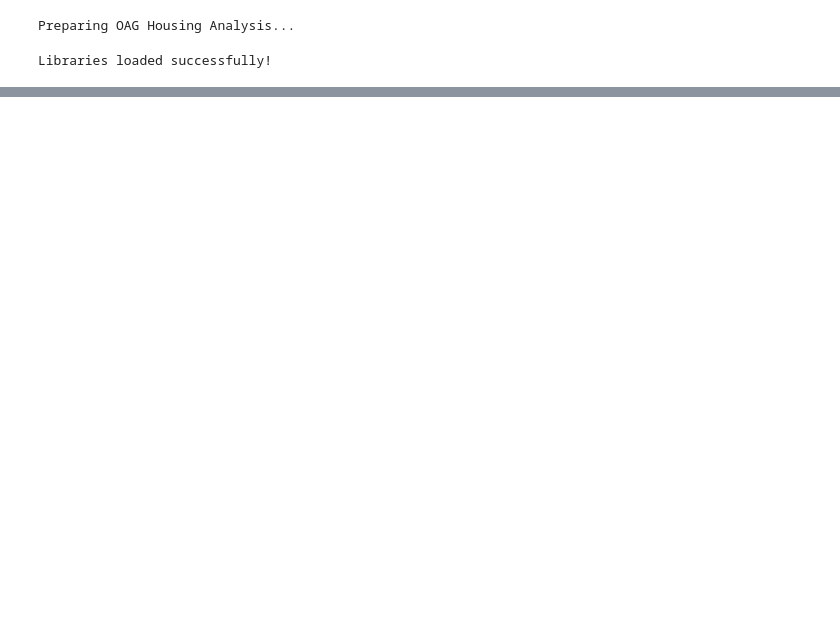
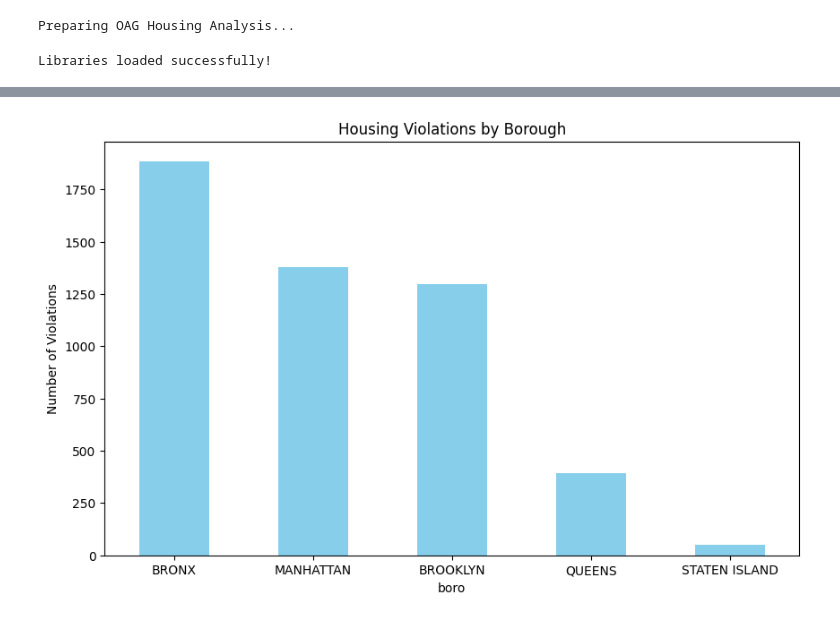
Before and after one commit to merlyn257/Housing_CodeAnalysis, a Jupyter notebook: OAG_Code_for_Housing_Analysis.ipynb, the cells around one changed output, grey strips where cells are left out. Cells and saved outputs as stored; diff of their text form; code cells hidden in the pictures; blank space fills up the shorter version.

```diff
--- a/OAG_Code_for_Housing_Analysis.ipynb
+++ b/OAG_Code_for_Housing_Analysis.ipynb
@@ -22,0 +115,11 @@ df.head()
+# %%
+borough = df['boro'].value_counts()
+
+plt.figure(figsize=(10, 6))
+borough.plot(kind='bar', color='skyblue')
+plt.title('Housing Violations by Borough')
+plt.ylabel('Number of Violations')
+plt.xticks(rotation=0)
+plt.show()
+# %% [output]
+[figure, added]
```
Also changed, not shown: parts of 7 cells of this notebook.
